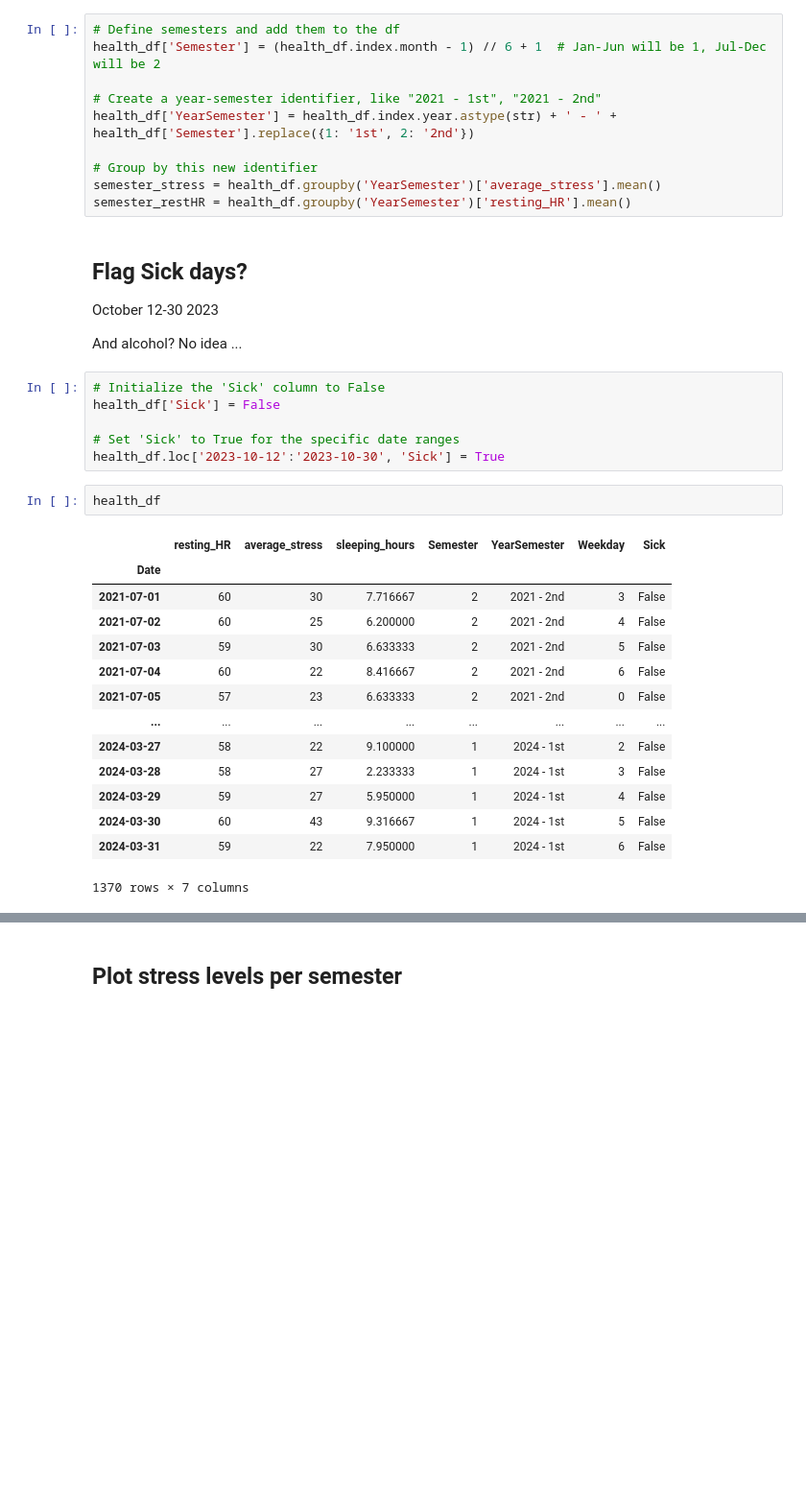
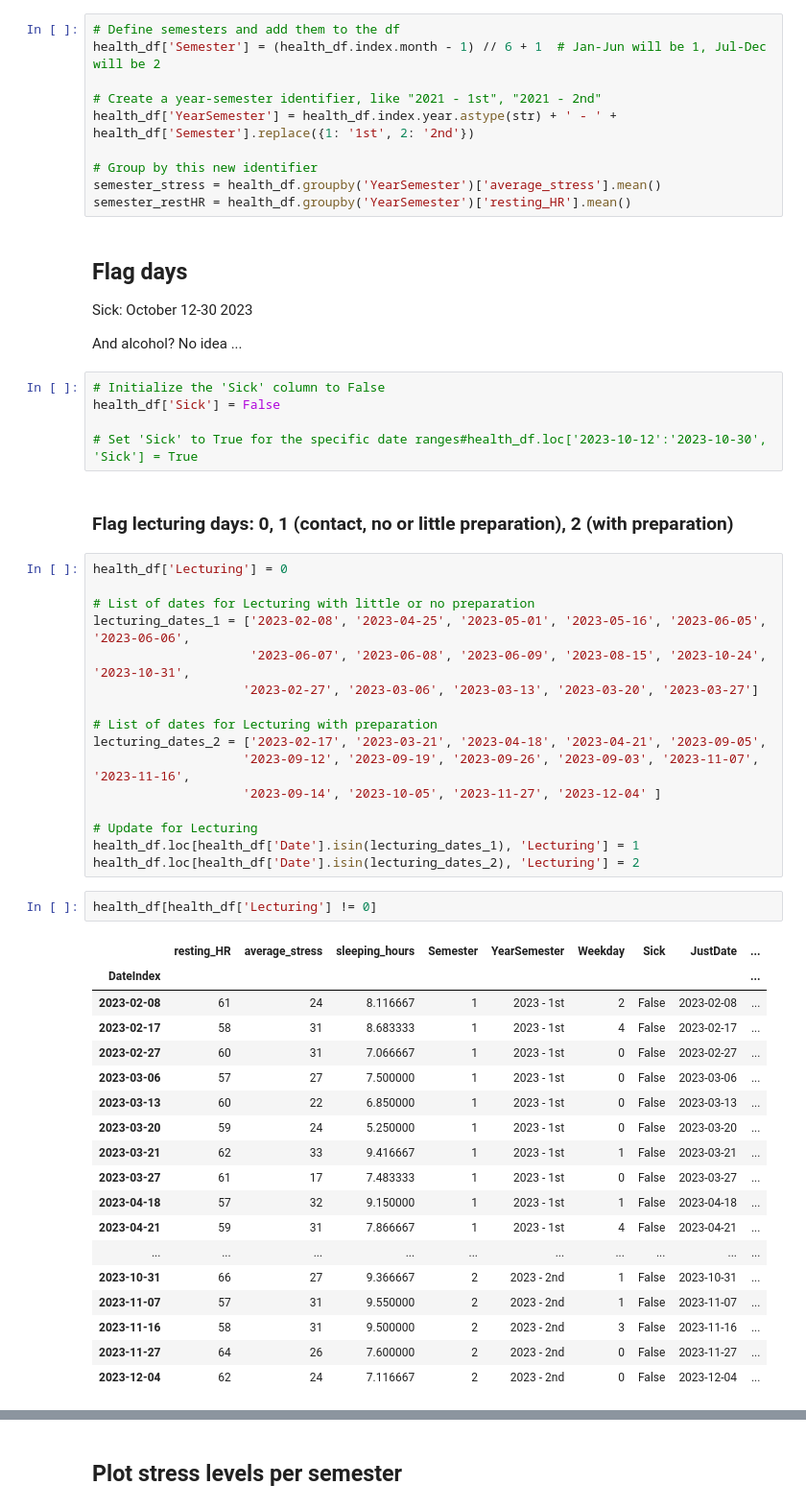
Before and after one commit to cats-and-the-city/playground, a Jupyter notebook: GarminDataStressWellnessActivities.ipynb, the cells around one changed output, grey strips where cells are left out. Shown at 96% size. Cells and saved outputs as stored; diff of their text form; blank space fills up the shorter version.

```diff
--- a/GarminDataStressWellnessActivities.ipynb
+++ b/GarminDataStressWellnessActivities.ipynb
@@ -306,31 +306,52 @@ health_df['YearSemester'] = health_df.index.year.astype(str) + ' - ' + health_df
 semester_stress = health_df.groupby('YearSemester')['average_stress'].mean()
 semester_restHR = health_df.groupby('YearSemester')['resting_HR'].mean()
 # %% [markdown]
-## Flag Sick days?
+## Flag days
 
-October 12-30 2023
+Sick: October 12-30 2023
 
 And alcohol? No idea ...
 # %%
 # Initialize the 'Sick' column to False
 health_df['Sick'] = False
 
-# Set 'Sick' to True for the specific date ranges
-health_df.loc['2023-10-12':'2023-10-30', 'Sick'] = True
+# Set 'Sick' to True for the specific date ranges#health_df.loc['2023-10-12':'2023-10-30', 'Sick'] = True
-# %%
-health_df
-# %% [output]
-|  | resting_HR | average_stress | sleeping_hours | Semester | YearSemester | Weekday | Sick |
-| Date |  |  |  |  |  |  |  |
-| 2021-07-01 | 60 | 30 | 7.716667 | 2 | 2021 - 2nd | 3 | False |
-| 2021-07-02 | 60 | 25 | 6.200000 | 2 | 2021 - 2nd | 4 | False |
-| 2021-07-03 | 59 | 30 | 6.633333 | 2 | 2021 - 2nd | 5 | False |
-| 2021-07-04 | 60 | 22 | 8.416667 | 2 | 2021 - 2nd | 6 | False |
-| 2021-07-05 | 57 | 23 | 6.633333 | 2 | 2021 - 2nd | 0 | False |
-| ... | ... | ... | ... | ... | ... | ... | ... |
-| 2024-03-27 | 58 | 22 | 9.100000 | 1 | 2024 - 1st | 2 | False |
-| 2024-03-28 | 58 | 27 | 2.233333 | 1 | 2024 - 1st | 3 | False |
-| 2024-03-29 | 59 | 27 | 5.950000 | 1 | 2024 - 1st | 4 | False |
-| 2024-03-30 | 60 | 43 | 9.316667 | 1 | 2024 - 1st | 5 | False |
-| 2024-03-31 | 59 | 22 | 7.950000 | 1 | 2024 - 1st | 6 | False |
-1370 rows × 7 columns
+# %% [markdown]
+### Flag lecturing days: 0, 1 (contact, no or little preparation), 2 (with preparation)
+# %%
+health_df['Lecturing'] = 0
+
+# List of dates for Lecturing with little or no preparation
+lecturing_dates_1 = ['2023-02-08', '2023-04-25', '2023-05-01', '2023-05-16', '2023-06-05', '2023-06-06',
+                     '2023-06-07', '2023-06-08', '2023-06-09', '2023-08-15', '2023-10-24', '2023-10-31',
+                    '2023-02-27', '2023-03-06', '2023-03-13', '2023-03-20', '2023-03-27']
+
+# List of dates for Lecturing with preparation
+lecturing_dates_2 = ['2023-02-17', '2023-03-21', '2023-04-18', '2023-04-21', '2023-09-05',
+                    '2023-09-12', '2023-09-19', '2023-09-26', '2023-09-03', '2023-11-07', '2023-11-16',
+                    '2023-09-14', '2023-10-05', '2023-11-27', '2023-12-04' ]
+
+# Update for Lecturing
+health_df.loc[health_df['Date'].isin(lecturing_dates_1), 'Lecturing'] = 1
+health_df.loc[health_df['Date'].isin(lecturing_dates_2), 'Lecturing'] = 2
+# %%
+health_df[health_df['Lecturing'] != 0]
+# %% [output]
+|  | resting_HR | average_stress | sleeping_hours | Semester | YearSemester | Weekday | Sick | JustDate | ... |
+| DateIndex |  |  |  |  |  |  |  |  | ... |
+| 2023-02-08 | 61 | 24 | 8.116667 | 1 | 2023 - 1st | 2 | False | 2023-02-08 | ... |
+| 2023-02-17 | 58 | 31 | 8.683333 | 1 | 2023 - 1st | 4 | False | 2023-02-17 | ... |
+| 2023-02-27 | 60 | 31 | 7.066667 | 1 | 2023 - 1st | 0 | False | 2023-02-27 | ... |
+| 2023-03-06 | 57 | 27 | 7.500000 | 1 | 2023 - 1st | 0 | False | 2023-03-06 | ... |
+| 2023-03-13 | 60 | 22 | 6.850000 | 1 | 2023 - 1st | 0 | False | 2023-03-13 | ... |
+| 2023-03-20 | 59 | 24 | 5.250000 | 1 | 2023 - 1st | 0 | False | 2023-03-20 | ... |
+| 2023-03-21 | 62 | 33 | 9.416667 | 1 | 2023 - 1st | 1 | False | 2023-03-21 | ... |
+| 2023-03-27 | 61 | 17 | 7.483333 | 1 | 2023 - 1st | 0 | False | 2023-03-27 | ... |
+| 2023-04-18 | 57 | 32 | 9.150000 | 1 | 2023 - 1st | 1 | False | 2023-04-18 | ... |
+| 2023-04-21 | 59 | 31 | 7.866667 | 1 | 2023 - 1st | 4 | False | 2023-04-21 | ... |
+| ... | ... | ... | ... | ... | ... | ... | ... | ... | ... |
+| 2023-10-31 | 66 | 27 | 9.366667 | 2 | 2023 - 2nd | 1 | False | 2023-10-31 | ... |
+| 2023-11-07 | 57 | 31 | 9.550000 | 2 | 2023 - 2nd | 1 | False | 2023-11-07 | ... |
+| 2023-11-16 | 58 | 31 | 9.500000 | 2 | 2023 - 2nd | 3 | False | 2023-11-16 | ... |
+| 2023-11-27 | 64 | 26 | 7.600000 | 2 | 2023 - 2nd | 0 | False | 2023-11-27 | ... |
+| 2023-12-04 | 62 | 24 | 7.116667 | 2 | 2023 - 2nd | 0 | False | 2023-12-04 | ... |
```
Also changed, not shown: parts of 11 cells of this notebook.
